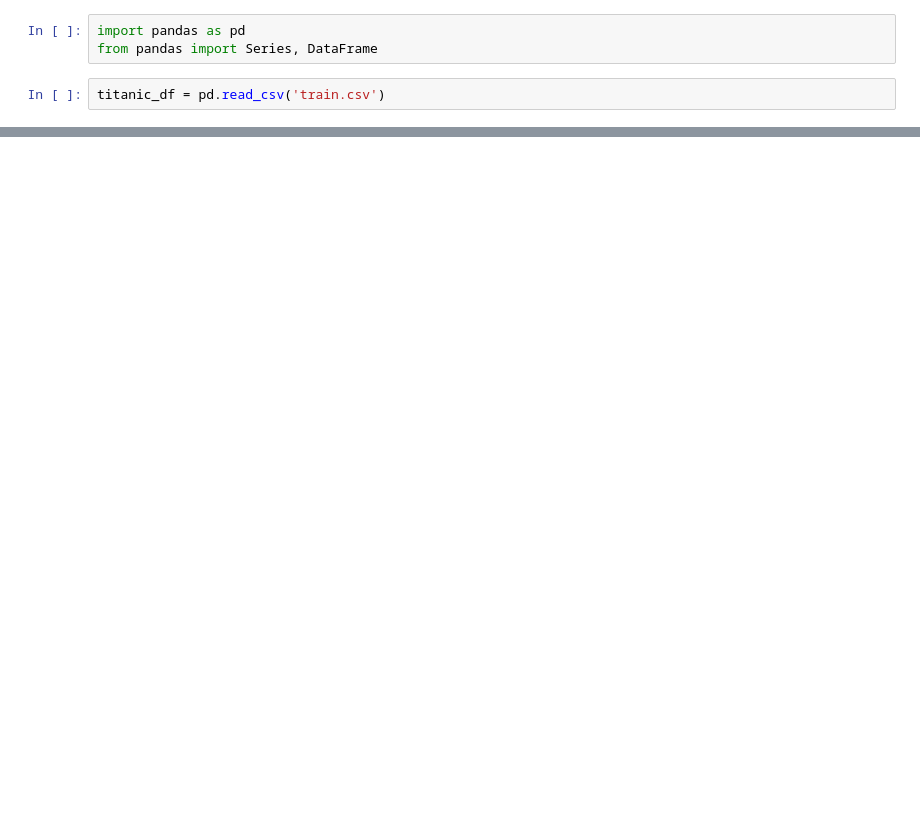
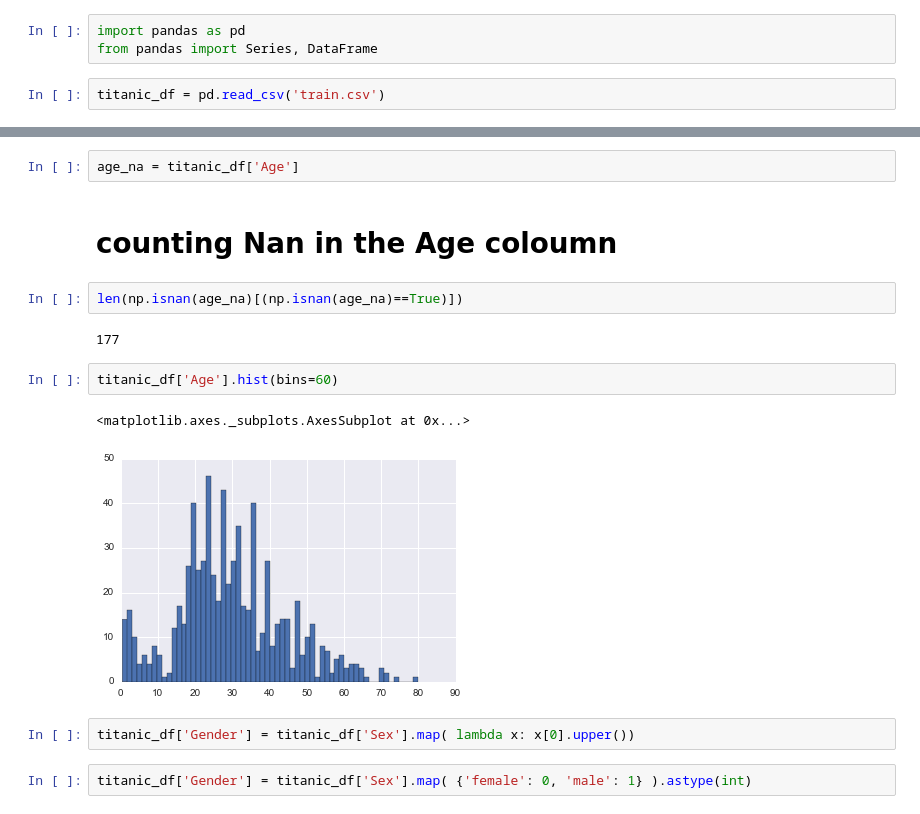
Before and after one commit to tkabelan/kaggle_titanic, a Jupyter notebook: kaggle_titanic_1.ipynb, the cells around one changed output, grey strips where cells are left out. Drawn from its saved outputs; the diff is of its cells as text; blank space fills up the shorter version.

```diff
--- a/kaggle_titanic_1.ipynb
+++ b/kaggle_titanic_1.ipynb
@@ -14,0 +67,17 @@ titanic_df.head()
+# %%
+age_na = titanic_df['Age']
+# %% [markdown]
+# counting Nan in the Age coloumn
+# %%
+len(np.isnan(age_na)[(np.isnan(age_na)==True)])
+# %% [output]
+177
+# %%
+titanic_df['Age'].hist(bins=60)
+# %% [output]
+<matplotlib.axes._subplots.AxesSubplot at 0x...>
+[figure, added]
+# %%
+titanic_df['Gender'] = titanic_df['Sex'].map( lambda x: x[0].upper())
+# %%
+titanic_df['Gender'] = titanic_df['Sex'].map( {'female': 0, 'male': 1} ).astype(int)
```
Also changed, not shown: parts of 24 cells of this notebook.
